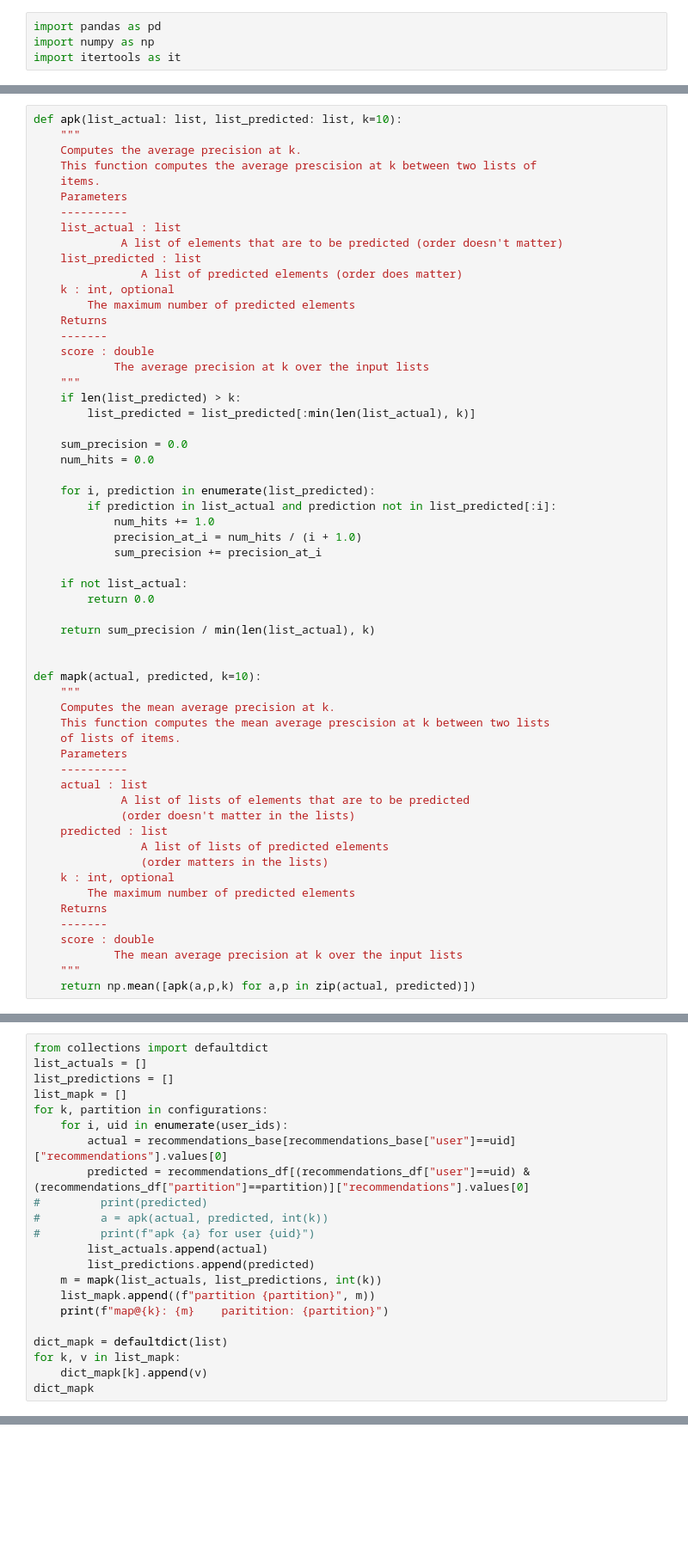
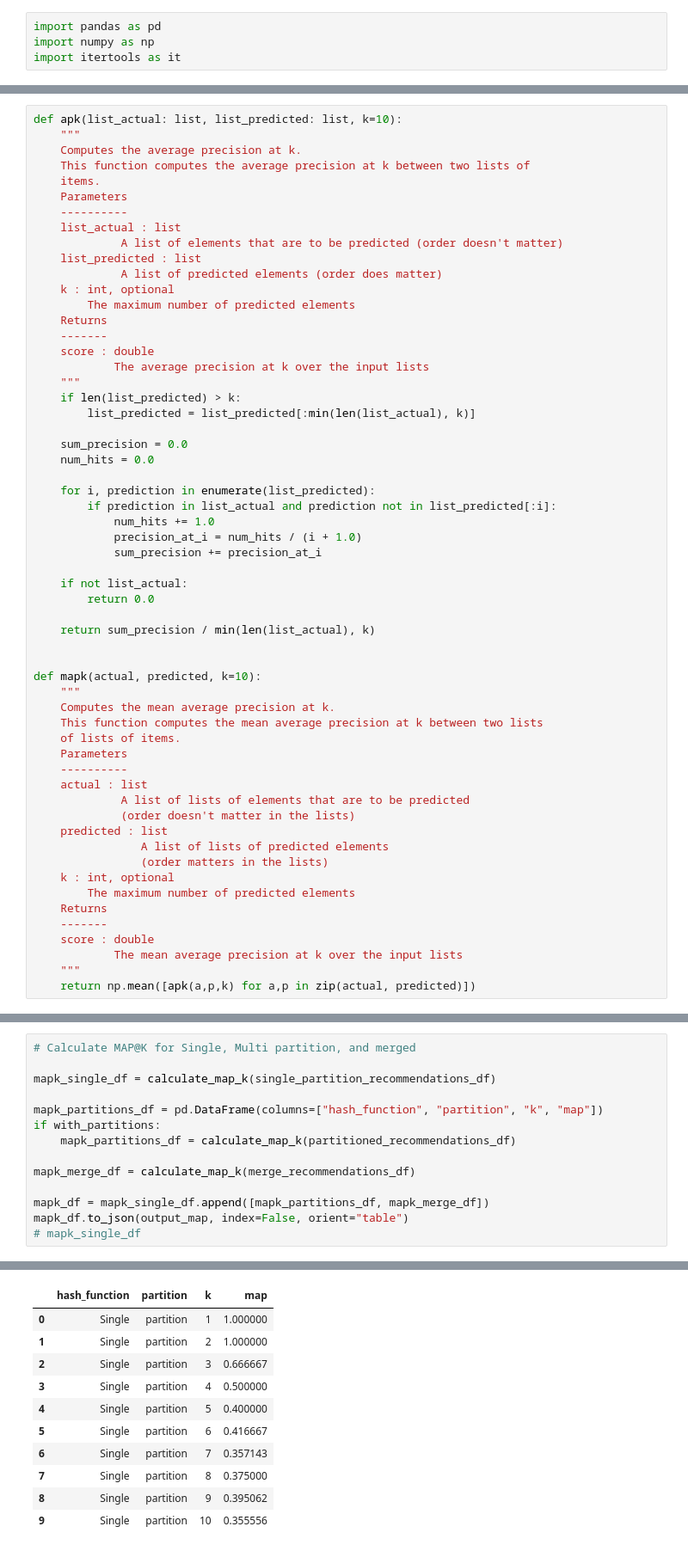
Before and after one commit to ramin-master-thesis/Evaluation-Suite, a Jupyter notebook: src/APK_MAPK.ipynb, the cells around one changed output, grey strips where cells are left out. Shown at 86% size. Saved outputs shown, nothing was run; the diff lists cells and outputs as text; blank space fills up the shorter version.

```diff
--- a/src/APK_MAPK.ipynb
+++ b/src/APK_MAPK.ipynb
@@ -49,14 +30,14 @@ user_ids = pd.read_json(users, orient="table")["user"].values
 def apk(list_actual: list, list_predicted: list, k=10):
     """
     Computes the average precision at k.
-    This function computes the average prescision at k between two lists of
+    This function computes the average precision at k between two lists of
     items.
     Parameters
     ----------
     list_actual : list
              A list of elements that are to be predicted (order doesn't matter)
     list_predicted : list
-                A list of predicted elements (order does matter)
+             A list of predicted elements (order does matter)
     k : int, optional
         The maximum number of predicted elements
     Returns
@@ -85,7 +66,7 @@ def apk(list_actual: list, list_predicted: list, k=10):
 def mapk(actual, predicted, k=10):
     """
     Computes the mean average precision at k.
-    This function computes the mean average prescision at k between two lists
+    This function computes the mean average precision at k between two lists
     of lists of items.
     Parameters
     ----------
@@ -130,22 +86,0 @@ display(merged_df)
-# %%
-from collections import defaultdict
-list_actuals = []
-list_predictions = []
-list_mapk = []
-for k, partition in configurations:
-    for i, uid in enumerate(user_ids):
-        actual = recommendations_base[recommendations_base["user"]==uid]["recommendations"].values[0]
-        predicted = recommendations_df[(recommendations_df["user"]==uid) & (recommendations_df["partition"]==partition)]["recommendations"].values[0]
-#         print(predicted)
-#         a = apk(actual, predicted, int(k))
-#         print(f"apk {a} for user {uid}")
-        list_actuals.append(actual)
-        list_predictions.append(predicted)
-    m = mapk(list_actuals, list_predictions, int(k))
-    list_mapk.append((f"partition {partition}", m))
-    print(f"map@{k}: {m}    paritition: {partition}")
-
-dict_mapk = defaultdict(list)
-for k, v in list_mapk:
-    dict_mapk[k].append(v)
-dict_mapk
@@ -285,0 +123,15 @@ fig.savefig(output, bbox_inches='tight')
+# %%
+# Calculate MAP@K for Single, Multi partition, and merged
+
+mapk_single_df = calculate_map_k(single_partition_recommendations_df)
+
+mapk_partitions_df = pd.DataFrame(columns=["hash_function", "partition", "k", "map"])
+if with_partitions:
+    mapk_partitions_df = calculate_map_k(partitioned_recommendations_df)
+
+mapk_merge_df = calculate_map_k(merge_recommendations_df)
+
+mapk_df = mapk_single_df.append([mapk_partitions_df, mapk_merge_df])
+mapk_df.to_json(output_map, index=False, orient="table")
+# mapk_single_df
+# %% [output]
@@ -285,0 +149,11 @@ fig.savefig(output, bbox_inches='tight')
+|  | hash_function | partition | k | map |
+| 0 | Single | partition | 1 | 1.000000 |
+| 1 | Single | partition | 2 | 1.000000 |
+| 2 | Single | partition | 3 | 0.666667 |
+| 3 | Single | partition | 4 | 0.500000 |
+| 4 | Single | partition | 5 | 0.400000 |
+| 5 | Single | partition | 6 | 0.416667 |
+| 6 | Single | partition | 7 | 0.357143 |
+| 7 | Single | partition | 8 | 0.375000 |
+| 8 | Single | partition | 9 | 0.395062 |
+| 9 | Single | partition | 10 | 0.355556 |
```
Also changed, not shown: parts of 13 cells of this notebook, 8 other files.
